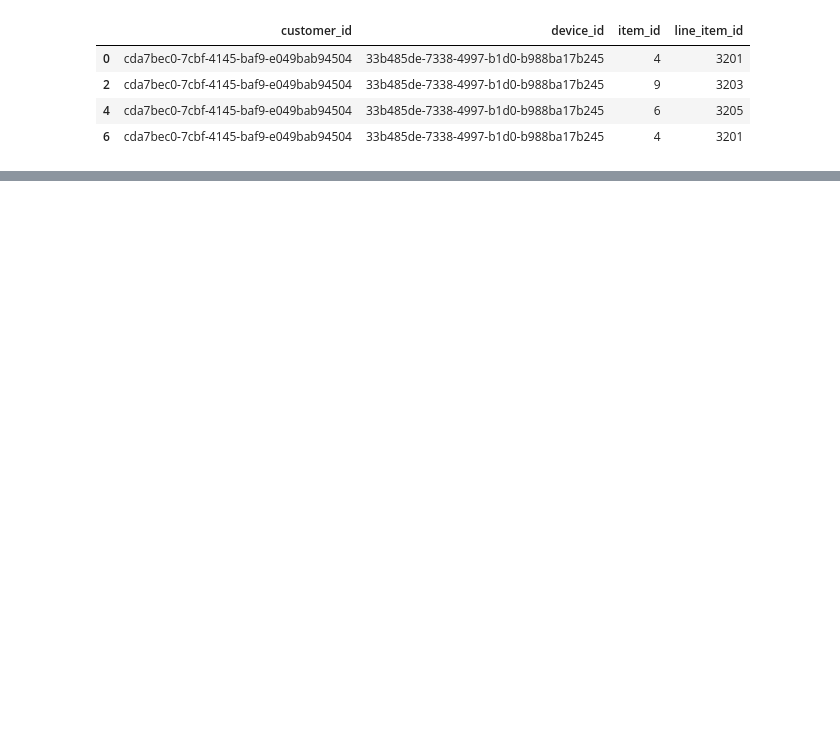
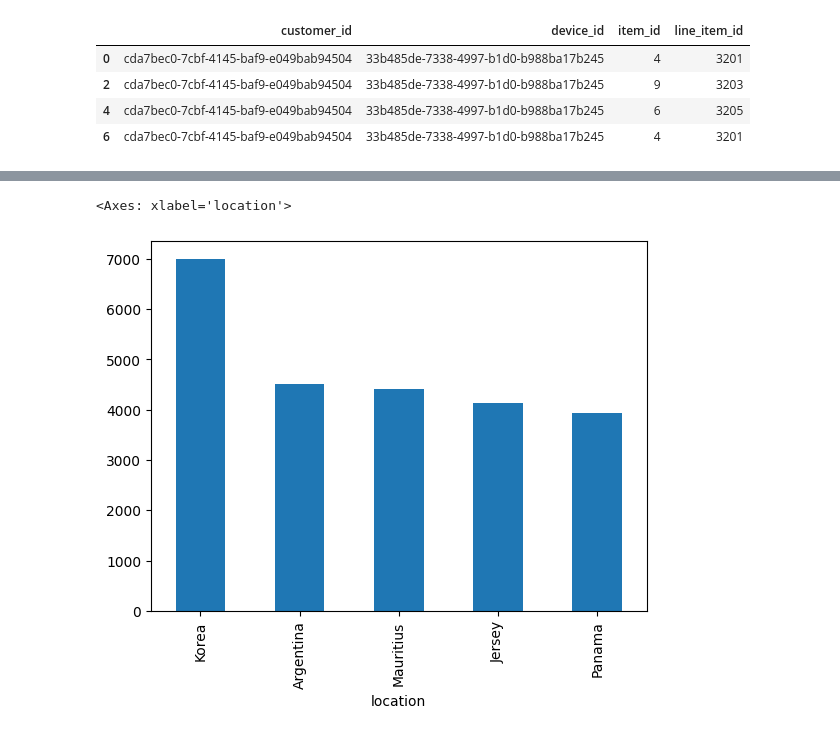
Before and after one commit to SamuelDasaolu/GEN-AI, a Jupyter notebook: TASKS/Dasaolu_Samuel_task15/pandas101.ipynb, the cells around one changed output, grey strips where cells are left out. Drawn from its saved outputs; the diff is of its cells as text; code cells hidden in the pictures; blank space fills up the shorter version.

```diff
--- a/TASKS/Dasaolu_Samuel_task15/pandas101.ipynb
+++ b/TASKS/Dasaolu_Samuel_task15/pandas101.ipynb
@@ -82,0 +112,4 @@ sales_data.iloc[-1:] #
+# %%
+# lets work with index...using loc and iloc...
+sales.set_index("location", inplace = True), #inplace brings the index column to the beginning
+sales
@@ -82,0 +180,5 @@ sales_data.iloc[-1:] #
+# %%
+sales.index.value_counts().head(5).plot(kind='bar')
+# %% [output]
+<Axes: xlabel='location'>
+[figure, added]
```
Also changed, not shown: parts of 17 cells of this notebook.
